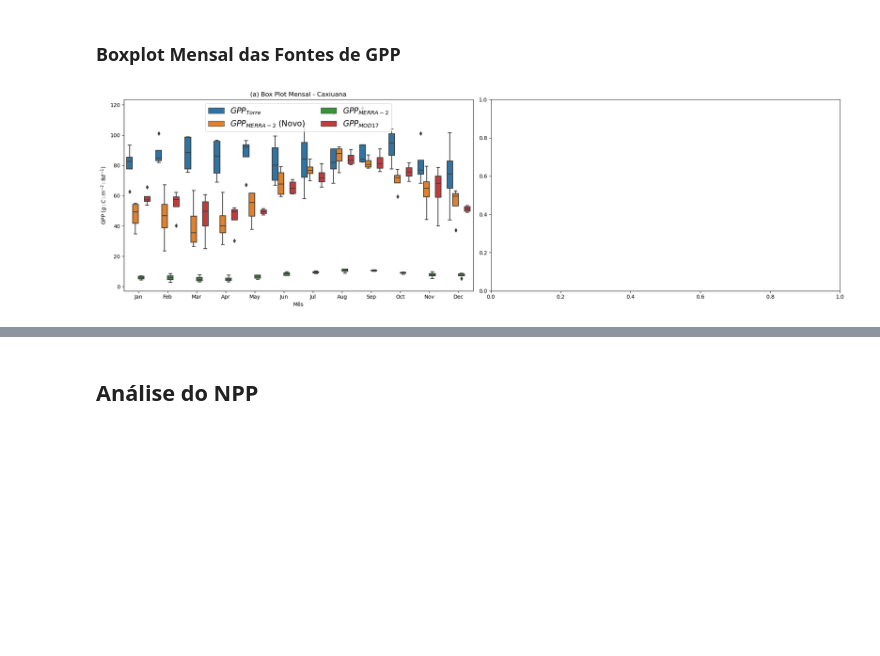
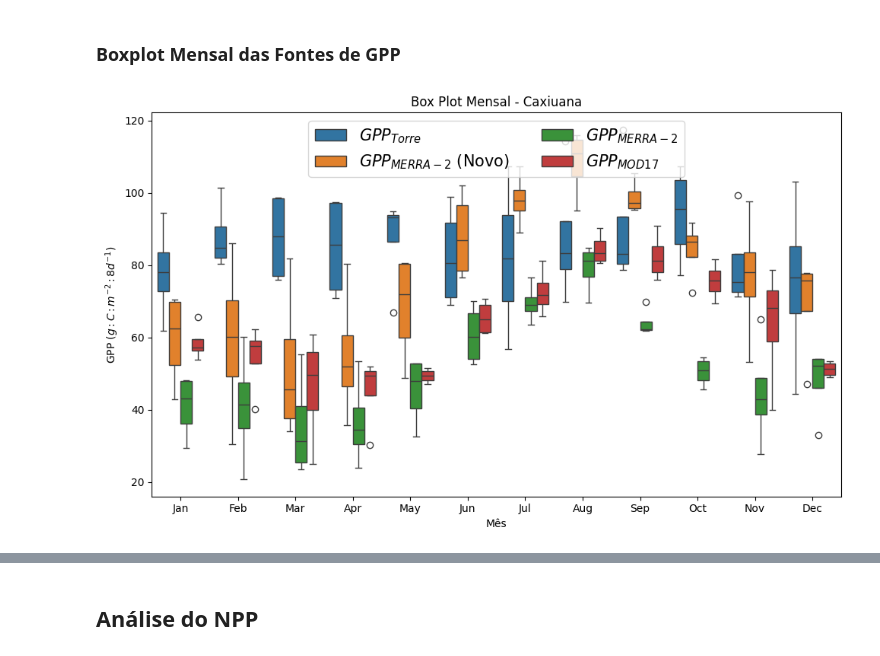
Before and after one commit to leotamasauskas/Enhancing-Satellite-Based-Estimations-of-Carbon-Flux-in-Caxiuan-Forest-Using-Artificial-Intelligence, a Jupyter notebook: main.ipynb, the cells around one changed output, grey strips where cells are left out. Cells and saved outputs as stored; diff of their text form; code cells hidden in the pictures; blank space fills up the shorter version.

```diff
--- a/main.ipynb
+++ b/main.ipynb
@@ -320,12 +318,9 @@ class MyCustomProblem(ElementwiseProblem,):
 
         rmse_caxiuana = np.sqrt(mean_squared_error(y_true=observacoes_caxiuana, y_pred=previsoes_caxiuana))
 
-        comparar_mod_caxiuana = (rmse_caxiuana > rmse_mod_caxiuana)
-
         # Armazenar na saída
         out["F"] = rmse_caxiuana
 
-        out["G"] = comparar_mod_caxiuana
 
 class MyCallback(Callback):
     '''Classe utilizada para salvar dados do GA sem precisar usar o parâmetro save_history que ocupa muita memória e deixa o AG mais lento'''
@@ -342,14 +337,17 @@ class MyCallback(Callback):
 # Defina o problema
 problem = MyCustomProblem()
 callback = MyCallback()
+sampling = FloatRandomSampling()
+
+pop_size = 1000
 
 # Defina o algoritmo GA
 algorithm = GA(
-    pop_size=1000,
+    pop_size=pop_size,
     eliminate_duplicates=True,
-    sampling=initial_population[:5],
+    sampling=sampling(problem, pop_size).get("X"),
     mutation=PolynomialMutation(prob=0.5, eta=20),
-    crossover=SBX(prob=0.5,eta=20)
+    crossover=SBX(prob=0.8, eta=20)
 )
 
 
@@ -368,10 +366,10 @@ def timer_func(func):
 @timer_func
 def exec_model():
     # Execute a otimização
-    res = minimize(ConstraintsAsPenalty(problem,penalty=50.0),
+    res = minimize(problem,
                    algorithm,
-                   ('n_gen', 10),
-                   seed=1,
+                   ('n_gen', 20),
+                   seed=2,
                    output=MyOutput(),
                    callback=callback,
                    save_history=False,
@@ -383,14 +381,13 @@ res = exec_model()
 #Plotando o gráfico de convergência
 plt.title("Convergence")
 plt.plot(callback.n_evals, callback.opt, "--")
-plt.ylabel("RMSEs")
+plt.ylabel("RMSE")
 plt.xlabel("N_Evals")
 
 plt.show()
 #plt.savefig("convergence.png", dpi=300)
 
-previsoes_caxiuana_GA= get_data(list(res.X))
-rmse_st = np.sqrt(mean_squared_error(y_true=observacoes_caxiuana,y_pred=previsoes_caxiuana_GA))
-
-print(f'Porcentagem de melhora: {-((rmse_st - rmse_mod_caxiuana) / rmse_mod_caxiuana) * 100}')
+rmse_GA = res.algorithm.callback.opt[-1][0]
+melhor_params = res.algorithm.opt[0].X
+print(f'Porcentagem de melhora: {-((rmse_GA - rmse_mod_caxiuana) / rmse_mod_caxiuana) * 100}')
 # %% [output]
@@ -445,11 +445,8 @@ def get_data(x):
     return previsoes_caxiuana
 
 parametros_padrao = initial_population
-melhor_params = [0.001726, -2.0, 23.99, 176.79, 6500.0] # Parâmetros Encontrados pelo Algoritmo Genético (Arredondados) [round(res.X[0],6)] + list(np.round(res.X[1:],2))
 previsoes_caxiuana_GA = get_data(melhor_params)
 rmse_st = np.sqrt(mean_squared_error(y_true=observacoes_caxiuana,y_pred=previsoes_caxiuana_GA))
 
-
-
 print(f'Porcentagem de melhora: {-((rmse_st - rmse_mod_caxiuana) / rmse_mod_caxiuana) * 100}')
 # %% [output]
@@ -513,43 +510,43 @@ display(erro_absoluto_caxiuana.describe())
 observacoes_caxiuana_monthly = observacoes_caxiuana.resample('M').mean()
 new_params_caxiuana_monthly = new_params_caxiuana.resample('M').mean()
 caxiuana_gpp_mod_monthly = caxiuana_gpp_mod.resample('M').mean()
-smoothed_gpp_algpad_caxiuana_monthly = smoothed_gpp_alg_caxiuana.resample('M').mean()
+smoothed_gpp_algpad_caxiuana_monthly = gpp_algpad_caxiuana.resample('M').mean()
 
 # Criando DataFrame para Caxiuana com os dados resampleados
 df_caxiuana = pd.DataFrame({
     '$GPP_{Torre}$': observacoes_caxiuana_monthly,
     '$GPP_{MERRA-2}$ (Novo)': new_params_caxiuana_monthly,
     '$GPP_{MERRA-2}$': smoothed_gpp_algpad_caxiuana_monthly,
     '$GPP_{MOD17}$': caxiuana_gpp_mod_monthly,
 })
 
 # Resetando o índice para ter uma coluna de datas
 df_caxiuana.reset_index(inplace=True)
 
 # Derretendo o DataFrame para ter todas as variáveis em uma única coluna
 df_caxiuana_melted = df_caxiuana.melt(id_vars='index', var_name='Medição de GPP', value_name='Valor')
 
 # Obtendo o ano e o mês de cada data
 df_caxiuana_melted['Ano'] = df_caxiuana_melted['index'].dt.year
 df_caxiuana_melted['Mes'] = df_caxiuana_melted['index'].dt.strftime('%b')
 
 # Plotando os boxplots em subplots
-fig, axes = plt.subplots(1, 2, figsize=(20, 6))  # Criando subplots com 2 linhas e 1 coluna
+fig, axes = plt.subplots(figsize=(10, 6))  # Criando subplots com 2 linhas e 1 coluna
 
 # Boxplot para Caxiuana
-sns.boxplot(data=df_caxiuana_melted, x='Mes', y='Valor', hue='Medição de GPP', dodge=True, ax=axes[0])
-axes[0].set_title('(a) Box Plot Mensal - Caxiuana')  # Definindo título
-axes[0].set_ylabel('GPP ($g : C : m^{-2} : 8d^{-1}$)')  # Definindo rótulo do eixo y
-axes[0].set_xlabel('Mês')  # Definindo rótulo do eixo x
-axes[0].legend(loc='upper center', fontsize=15, ncol=2)  # Definindo legenda
+sns.boxplot(data=df_caxiuana_melted, x='Mes', y='Valor', hue='Medição de GPP', dodge=True, ax=axes)
+axes.set_title('Box Plot Mensal - Caxiuana')  # Definindo título
+axes.set_ylabel('GPP ($g : C : m^{-2} : 8d^{-1}$)')  # Definindo rótulo do eixo y
+axes.set_xlabel('Mês')  # Definindo rótulo do eixo x
+axes.legend(loc='upper center', fontsize=15, ncol=2)  # Definindo legenda
 
 
 
 plt.tight_layout()  # Ajustando layout
 #plt.savefig('BoxPlot_caxiuana_Peru.png', dpi=300, bbox_inches='tight', pad_inches=0.2)  # Salvando figura
 plt.show()
 # %% [output]
-[figure, old version]
+[figure, new version]
 # %%
 # Derretendo o DataFrame para ter todas as variáveis em uma única colun
 df_caxiuana_melted = df_caxiuana.drop(['$GPP_{MERRA-2}$ (Novo)'],axis=1).melt(id_vars='index', var_name='Medição de GPP', value_name='Valor')
```
Also changed, not shown: parts of 11 cells of this notebook, 1 other file.
